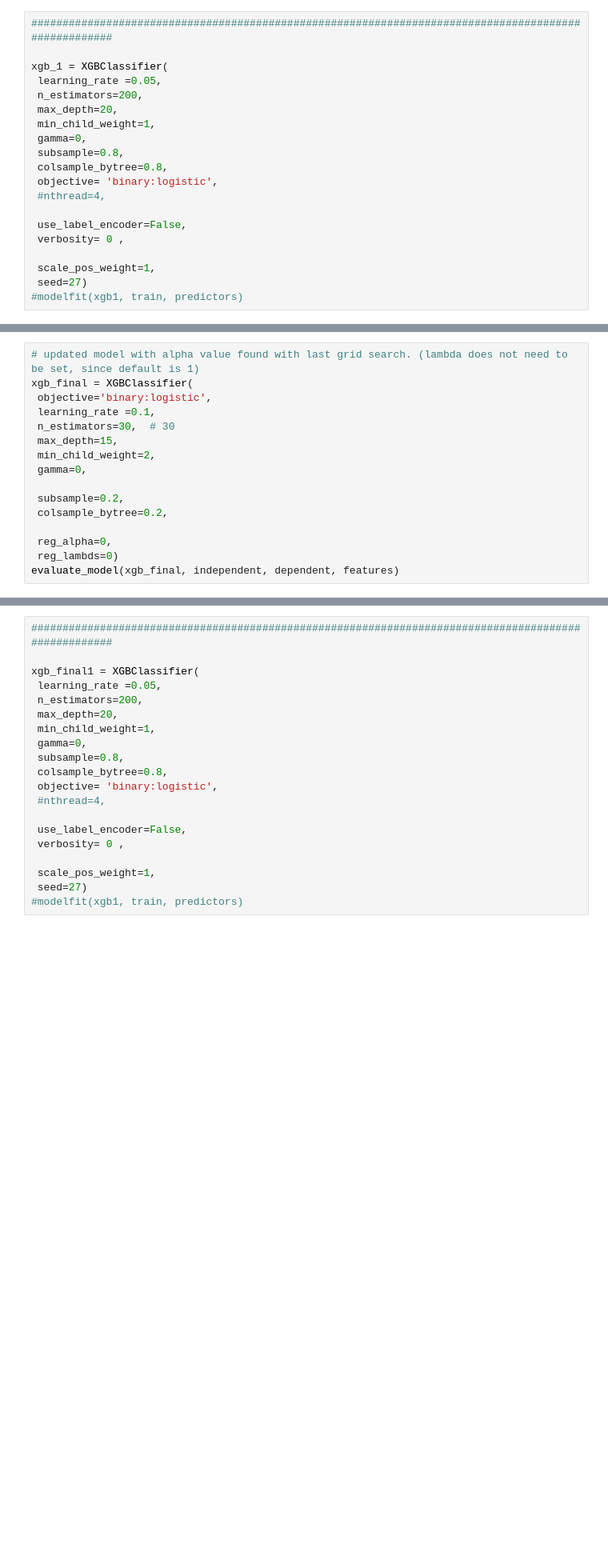
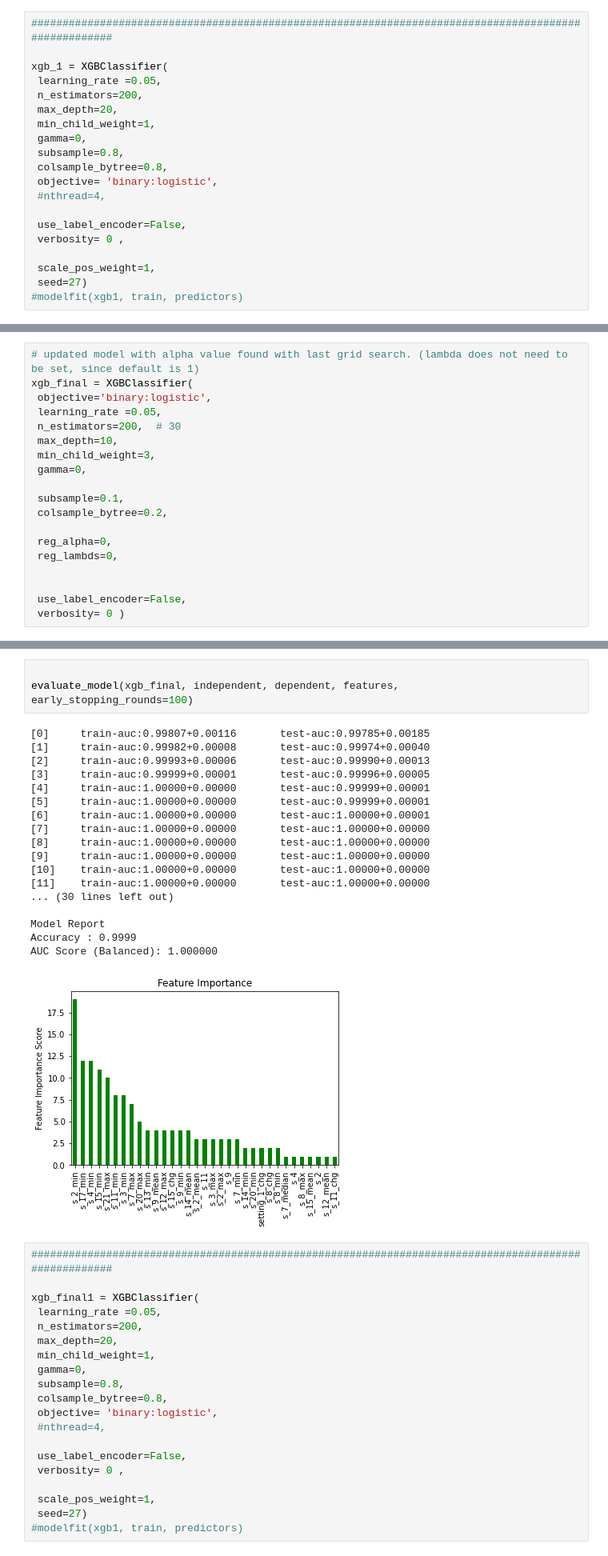
Before and after one commit to johnhhu2020/XGBoost-in-Predictive-Maintenance, a Jupyter notebook: XX%_PaperCO_MachineLearning (XGBoost tuning studying).ipynb, the cells around one changed output, grey strips where cells are left out. Shown at 80% size. Saved outputs shown, nothing was run; the diff lists cells and outputs as text; blank space fills up the shorter version.

```diff
--- a/XX%_PaperCO_MachineLearning (XGBoost tuning studying).ipynb
+++ b/XX%_PaperCO_MachineLearning (XGBoost tuning studying).ipynb
@@ -1235,15 +1201,18 @@ gsearch4.cv_results_['params'], gsearch4.best_params_, gsearch4.best_score_
 # updated model with alpha value found with last grid search. (lambda does not need to be set, since default is 1)
 xgb_final = XGBClassifier(
  objective='binary:logistic',
- learning_rate =0.1,
- n_estimators=30,  # 30
- max_depth=15,
- min_child_weight=2,
+ learning_rate =0.05,
+ n_estimators=200,  # 30
+ max_depth=10,
+ min_child_weight=3,
  gamma=0,
 
- subsample=0.2,
+ subsample=0.1,
  colsample_bytree=0.2,
 
  reg_alpha=0,
- reg_lambds=0)
-evaluate_model(xgb_final, independent, dependent, features)
+ reg_lambds=0,
+
+
+ use_label_encoder=False,
+ verbosity= 0 )
@@ -1272,3 +1241,25 @@ AUC Score (Balanced): 1.000000
+# %%
+
+evaluate_model(xgb_final, independent, dependent, features,     early_stopping_rounds=100)
+# %% [output]
+[0]     train-auc:0.99807+0.00116       test-auc:0.99785+0.00185
+[1]     train-auc:0.99982+0.00008       test-auc:0.99974+0.00040
+[2]     train-auc:0.99993+0.00006       test-auc:0.99990+0.00013
+[3]     train-auc:0.99999+0.00001       test-auc:0.99996+0.00005
+[4]     train-auc:1.00000+0.00000       test-auc:0.99999+0.00001
+[5]     train-auc:1.00000+0.00000       test-auc:0.99999+0.00001
+[6]     train-auc:1.00000+0.00000       test-auc:1.00000+0.00001
+[7]     train-auc:1.00000+0.00000       test-auc:1.00000+0.00000
+[8]     train-auc:1.00000+0.00000       test-auc:1.00000+0.00000
+[9]     train-auc:1.00000+0.00000       test-auc:1.00000+0.00000
+[10]    train-auc:1.00000+0.00000       test-auc:1.00000+0.00000
+[11]    train-auc:1.00000+0.00000       test-auc:1.00000+0.00000
+... (30 lines left out)
+
+Model Report
+Accuracy : 0.9999
+AUC Score (Balanced): 1.000000
+[figure, added]
 # %%
 #####################################################################################################
 
```
Also changed, not shown: parts of 27 cells of this notebook.
